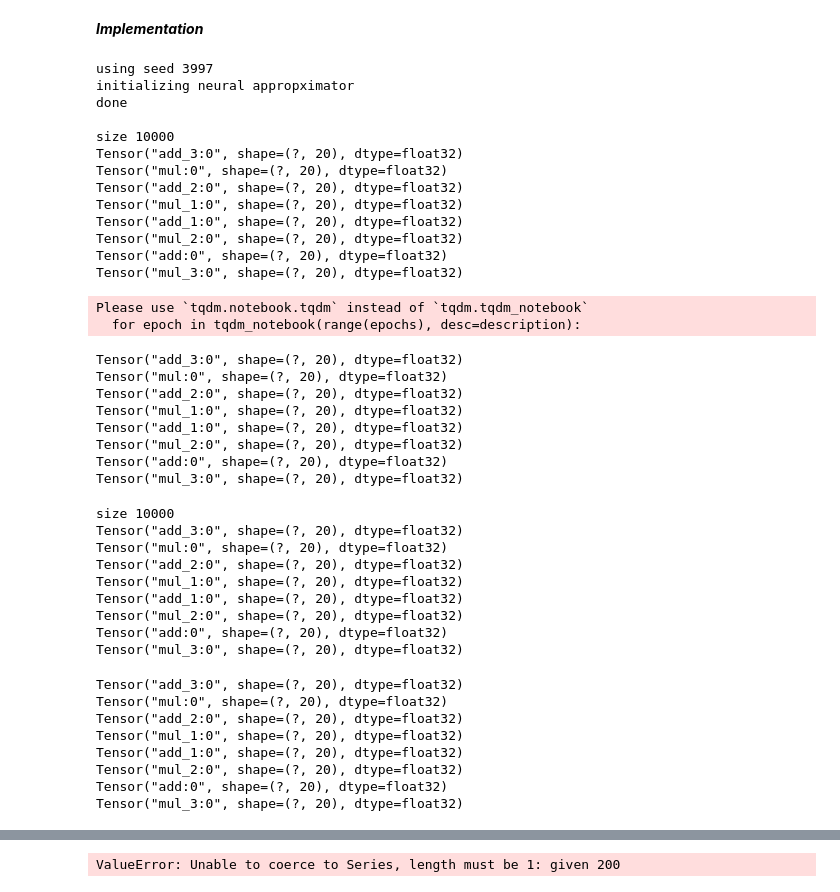
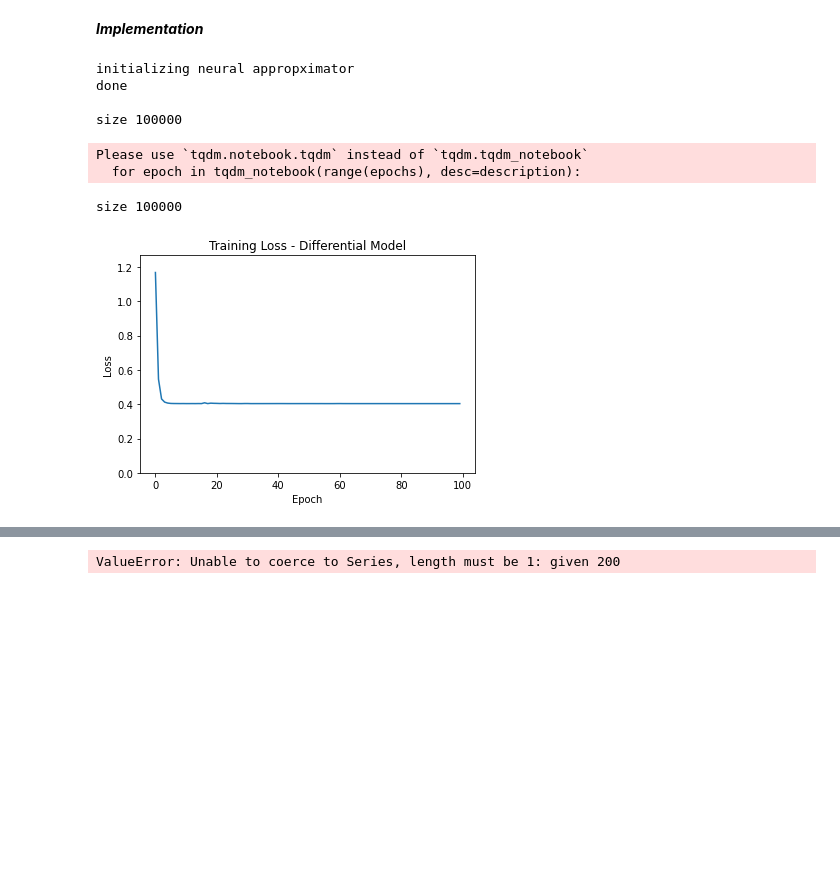
Before and after one commit to elainbrianne/DSMMasterProject23, a Jupyter notebook: Twin_network/Twin_net_heston.ipynb, the cells around one changed output, grey strips where cells are left out. Cells and saved outputs as stored; diff of their text form; code cells hidden in the pictures; blank space fills up the shorter version.

```diff
--- a/Twin_network/Twin_net_heston.ipynb
+++ b/Twin_network/Twin_net_heston.ipynb
@@ -618,0 +588,8 @@ Tensor("mul_2:0", shape=(?, 20), dtype=float32)
+# %%
+### Making sense of network dimensions
+x = np.zeros((3,1))
+w = np.ones((1,4))
+
+b = np.array([1,2,3,4])
+
+print(x.shape, w.shape, b.shape)
@@ -1184,15 +1222,9 @@ def graph(title,
 # %%
 # simulation set sizes to perform
-sizes = [10000, 10000]
+sizes = [100000, 100000]
 
 # show delta?
 showDeltas = True
-
-# seed
-# simulSeed = 1234
-simulSeed = np.random.randint(0, 10000)
-print("using seed %d" % simulSeed)
-weightSeed = None
 
 # number of test scenarios
 nTest = 1
@@ -1200,49 +1232,26 @@ nTest = 1
 # go
 generator = 'NA'
 #xAxis, yTest, dydxTest, vegas, values, deltas = \
-xAxis, yTest, dydxTest, values, deltas = \
-    test(generator, sizes, nTest, simulSeed, None, weightSeed)
+xAxis, yTest, dydxTest, values, deltas, train_loss = \
+    test(generator = generator, sizes = sizes,
+         nTest = nTest, simulSeed = None, testSeed = None, weightSeed = None, deltidx=0)
 # %% [output]
-using seed 3997
 initializing neural appropximator
 done
 
-size 10000
-Tensor("add_3:0", shape=(?, 20), dtype=float32)
-Tensor("mul:0", shape=(?, 20), dtype=float32)
-Tensor("add_2:0", shape=(?, 20), dtype=float32)
-Tensor("mul_1:0", shape=(?, 20), dtype=float32)
-Tensor("add_1:0", shape=(?, 20), dtype=float32)
-Tensor("mul_2:0", shape=(?, 20), dtype=float32)
-Tensor("add:0", shape=(?, 20), dtype=float32)
-Tensor("mul_3:0", shape=(?, 20), dtype=float32)
+size 100000
 Please use `tqdm.notebook.tqdm` instead of `tqdm.tqdm_notebook`
   for epoch in tqdm_notebook(range(epochs), desc=description):
-Tensor("add_3:0", shape=(?, 20), dtype=float32)
-Tensor("mul:0", shape=(?, 20), dtype=float32)
-Tensor("add_2:0", shape=(?, 20), dtype=float32)
-Tensor("mul_1:0", shape=(?, 20), dtype=float32)
-Tensor("add_1:0", shape=(?, 20), dtype=float32)
-Tensor("mul_2:0", shape=(?, 20), dtype=float32)
-Tensor("add:0", shape=(?, 20), dtype=float32)
-Tensor("mul_3:0", shape=(?, 20), dtype=float32)
+size 100000
-size 10000
-Tensor("add_3:0", shape=(?, 20), dtype=float32)
-Tensor("mul:0", shape=(?, 20), dtype=float32)
-Tensor("add_2:0", shape=(?, 20), dtype=float32)
-Tensor("mul_1:0", shape=(?, 20), dtype=float32)
-Tensor("add_1:0", shape=(?, 20), dtype=float32)
-Tensor("mul_2:0", shape=(?, 20), dtype=float32)
-Tensor("add:0", shape=(?, 20), dtype=float32)
-Tensor("mul_3:0", shape=(?, 20), dtype=float32)
-Tensor("add_3:0", shape=(?, 20), dtype=float32)
-Tensor("mul:0", shape=(?, 20), dtype=float32)
-Tensor("add_2:0", shape=(?, 20), dtype=float32)
-Tensor("mul_1:0", shape=(?, 20), dtype=float32)
-Tensor("add_1:0", shape=(?, 20), dtype=float32)
-Tensor("mul_2:0", shape=(?, 20), dtype=float32)
-Tensor("add:0", shape=(?, 20), dtype=float32)
-Tensor("mul_3:0", shape=(?, 20), dtype=float32)
+# %%
+plt.plot(range(0, 100), train_loss)
+plt.title('Training Loss - Differential Model')
+plt.xlabel('Epoch')
+plt.ylabel('Loss')
+plt.ylim(0, max(train_loss)+ 0.1)
+plt.show()
+# %% [output]
+[figure, added]
 # %%
 # show predicitions
 graph("Heston Model", values, xAxis, "", "prices", yTest, sizes, True)
```
Also changed, not shown: parts of 34 cells of this notebook.
